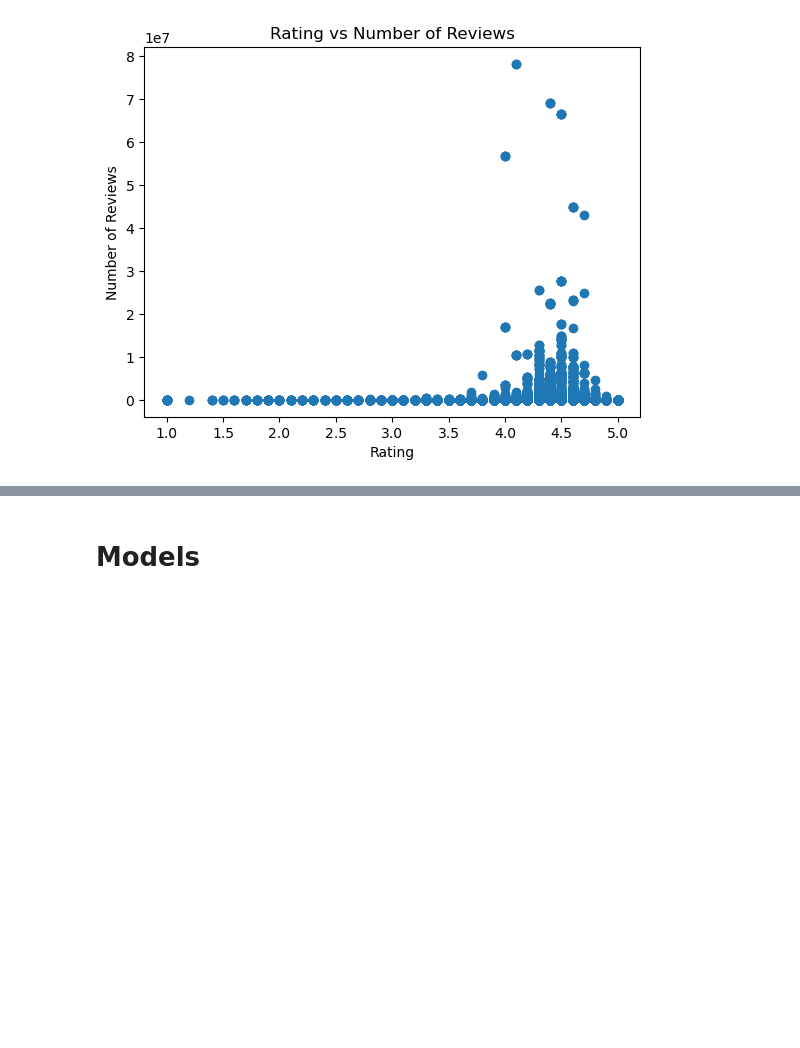
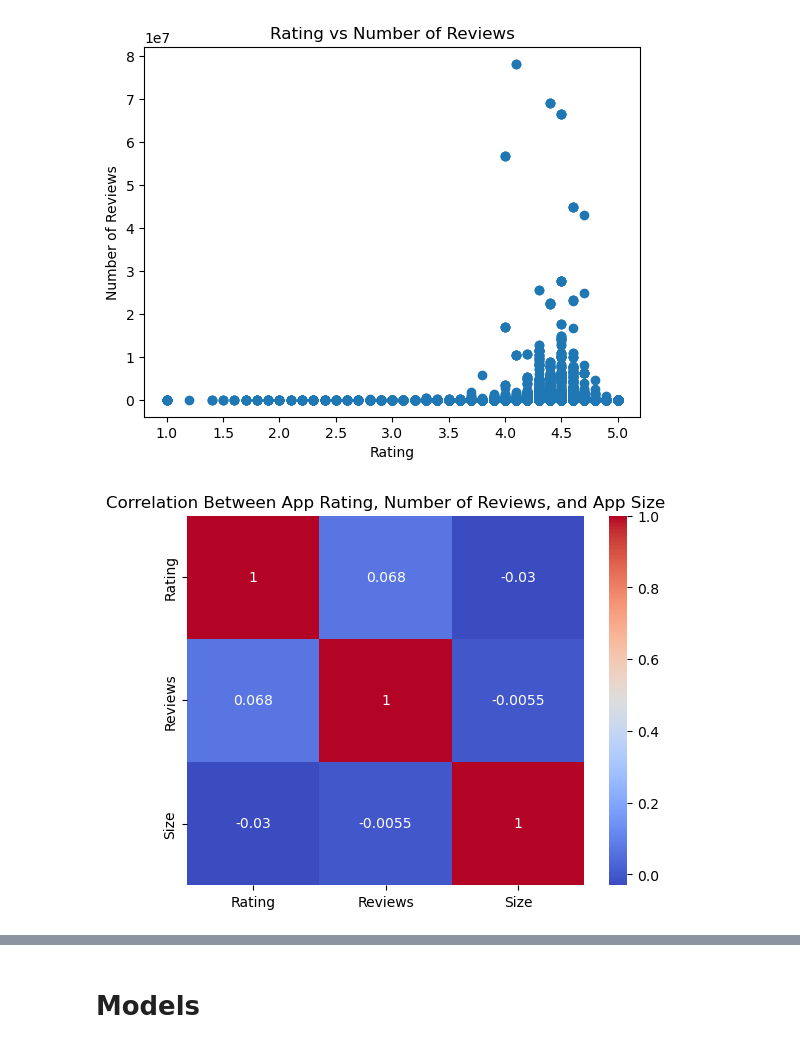
Before and after one commit to LYS312/TheAnalysts, a Jupyter notebook: TheAnalysts/TheAnalysts.ipynb, the cells around one changed output, grey strips where cells are left out. Drawn from its saved outputs; the diff is of its cells as text; code cells hidden in the pictures; blank space fills up the shorter version.

Commit message:
visual-data02

```diff
--- a/TheAnalysts/TheAnalysts.ipynb
+++ b/TheAnalysts/TheAnalysts.ipynb
@@ -953,3 +953,16 @@ plt.title('Rating vs Number of Reviews')
 plt.show()
 # %% [output]
 [figure]
+# %%
+# Select the columns to include in the heatmap
+cols = ['Rating', 'Reviews', 'Size']
+
+# Calculate the correlation matrix
+corr = df[cols].corr()
+
+# Create a heatmap of the correlation matrix
+sns.heatmap(corr, annot=True, cmap='coolwarm')
+plt.title('Correlation Between App Rating, Number of Reviews, and App Size')
+plt.show()
+# %% [output]
+[figure, added]
```
Also changed, not shown: parts of 10 cells of this notebook.
